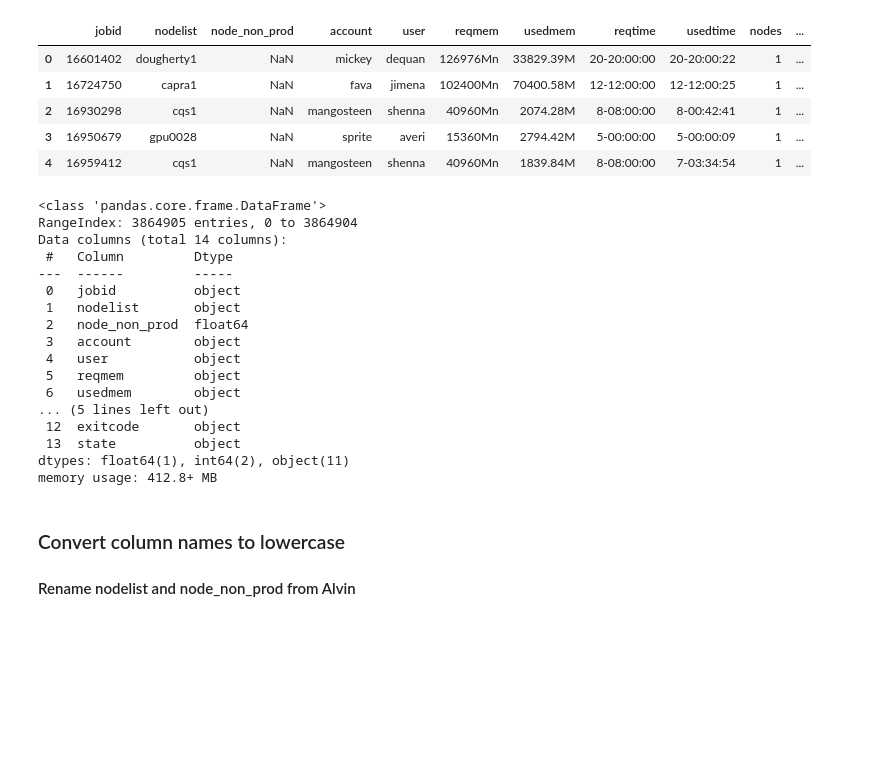
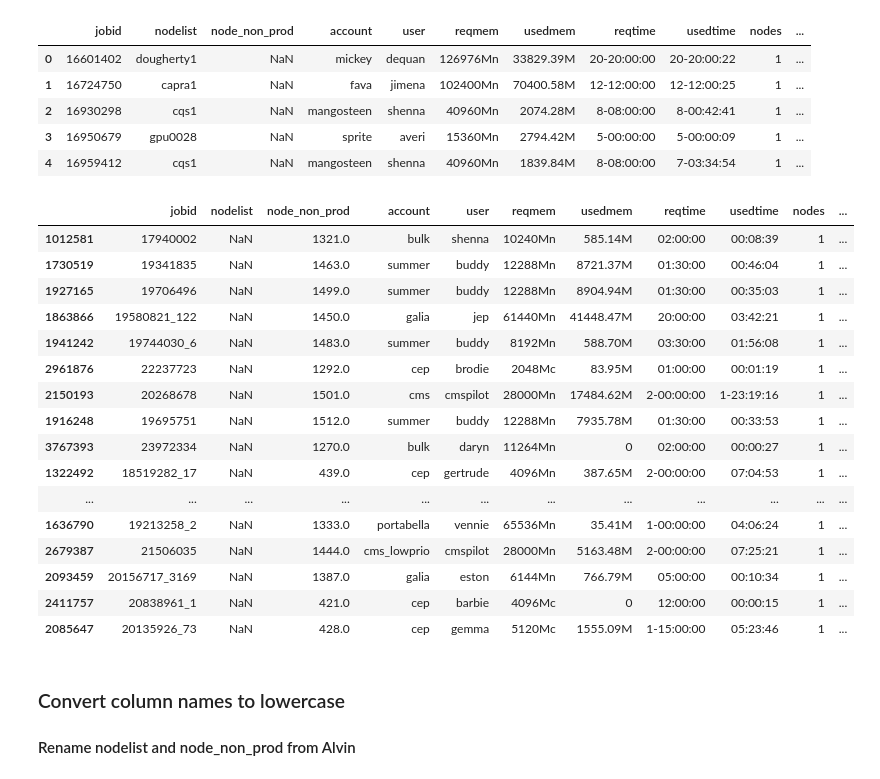
Before and after one commit to nss-data-science-cohort-4/dq2-accre-very-success, a Jupyter notebook: notebooks/accre.ipynb, the cells around one changed output. Saved outputs shown, nothing was run; the diff lists cells and outputs as text; code cells hidden in the pictures; blank space fills up the shorter version.

```diff
--- a/notebooks/accre.ipynb
+++ b/notebooks/accre.ipynb
@@ -58,29 +99,29 @@ accre.head()
 | 2 | 16930298 | cqs1 | NaN | mangosteen | shenna | 40960Mn | 2074.28M | 8-08:00:00 | 8-00:42:41 | 1 | ... |
 | 3 | 16950679 | gpu0028 | NaN | sprite | averi | 15360Mn | 2794.42M | 5-00:00:00 | 5-00:00:09 | 1 | ... |
 | 4 | 16959412 | cqs1 | NaN | mangosteen | shenna | 40960Mn | 1839.84M | 8-08:00:00 | 7-03:34:54 | 1 | ... |
+# %%
+accre.sample(25)
+# %% [output]
+|  | jobid | nodelist | node_non_prod | account | user | reqmem | usedmem | reqtime | usedtime | nodes | ... |
+| 1012581 | 17940002 | NaN | 1321.0 | bulk | shenna | 10240Mn | 585.14M | 02:00:00 | 00:08:39 | 1 | ... |
+| 1730519 | 19341835 | NaN | 1463.0 | summer | buddy | 12288Mn | 8721.37M | 01:30:00 | 00:46:04 | 1 | ... |
+| 1927165 | 19706496 | NaN | 1499.0 | summer | buddy | 12288Mn | 8904.94M | 01:30:00 | 00:35:03 | 1 | ... |
+| 1863866 | 19580821_122 | NaN | 1450.0 | galia | jep | 61440Mn | 41448.47M | 20:00:00 | 03:42:21 | 1 | ... |
+| 1941242 | 19744030_6 | NaN | 1483.0 | summer | buddy | 8192Mn | 588.70M | 03:30:00 | 01:56:08 | 1 | ... |
+| 2961876 | 22237723 | NaN | 1292.0 | cep | brodie | 2048Mc | 83.95M | 01:00:00 | 00:01:19 | 1 | ... |
+| 2150193 | 20268678 | NaN | 1501.0 | cms | cmspilot | 28000Mn | 17484.62M | 2-00:00:00 | 1-23:19:16 | 1 | ... |
+| 1916248 | 19695751 | NaN | 1512.0 | summer | buddy | 12288Mn | 7935.78M | 01:30:00 | 00:33:53 | 1 | ... |
+| 3767393 | 23972334 | NaN | 1270.0 | bulk | daryn | 11264Mn | 0 | 02:00:00 | 00:00:27 | 1 | ... |
+| 1322492 | 18519282_17 | NaN | 439.0 | cep | gertrude | 4096Mn | 387.65M | 2-00:00:00 | 07:04:53 | 1 | ... |
+| ... | ... | ... | ... | ... | ... | ... | ... | ... | ... | ... | ... |
+| 1636790 | 19213258_2 | NaN | 1333.0 | portabella | vennie | 65536Mn | 35.41M | 1-00:00:00 | 04:06:24 | 1 | ... |
+| 2679387 | 21506035 | NaN | 1444.0 | cms_lowprio | cmspilot | 28000Mn | 5163.48M | 2-00:00:00 | 07:25:21 | 1 | ... |
+| 2093459 | 20156717_3169 | NaN | 1387.0 | galia | eston | 6144Mn | 766.79M | 05:00:00 | 00:10:34 | 1 | ... |
+| 2411757 | 20838961_1 | NaN | 421.0 | cep | barbie | 4096Mc | 0 | 12:00:00 | 00:00:15 | 1 | ... |
+| 2085647 | 20135926_73 | NaN | 428.0 | cep | gemma | 5120Mc | 1555.09M | 1-15:00:00 | 05:23:46 | 1 | ... |
 # %%
 #examining range of rows during group discussion
 #accre.iloc[3449:3471,:]
-# %%
-accre.info()
-# %% [output]
-<class 'pandas.core.frame.DataFrame'>
-RangeIndex: 3864905 entries, 0 to 3864904
-Data columns (total 14 columns):
- #   Column         Dtype
----  ------         -----
- 0   jobid          object
- 1   nodelist       object
- 2   node_non_prod  float64
- 3   account        object
- 4   user           object
- 5   reqmem         object
- 6   usedmem        object
-... (5 lines left out)
- 12  exitcode       object
- 13  state          object
-dtypes: float64(1), int64(2), object(11)
-memory usage: 412.8+ MB
 # %% [markdown]
 ### Convert column names to lowercase
 
```
Also changed, not shown: parts of 16 cells of this notebook.
